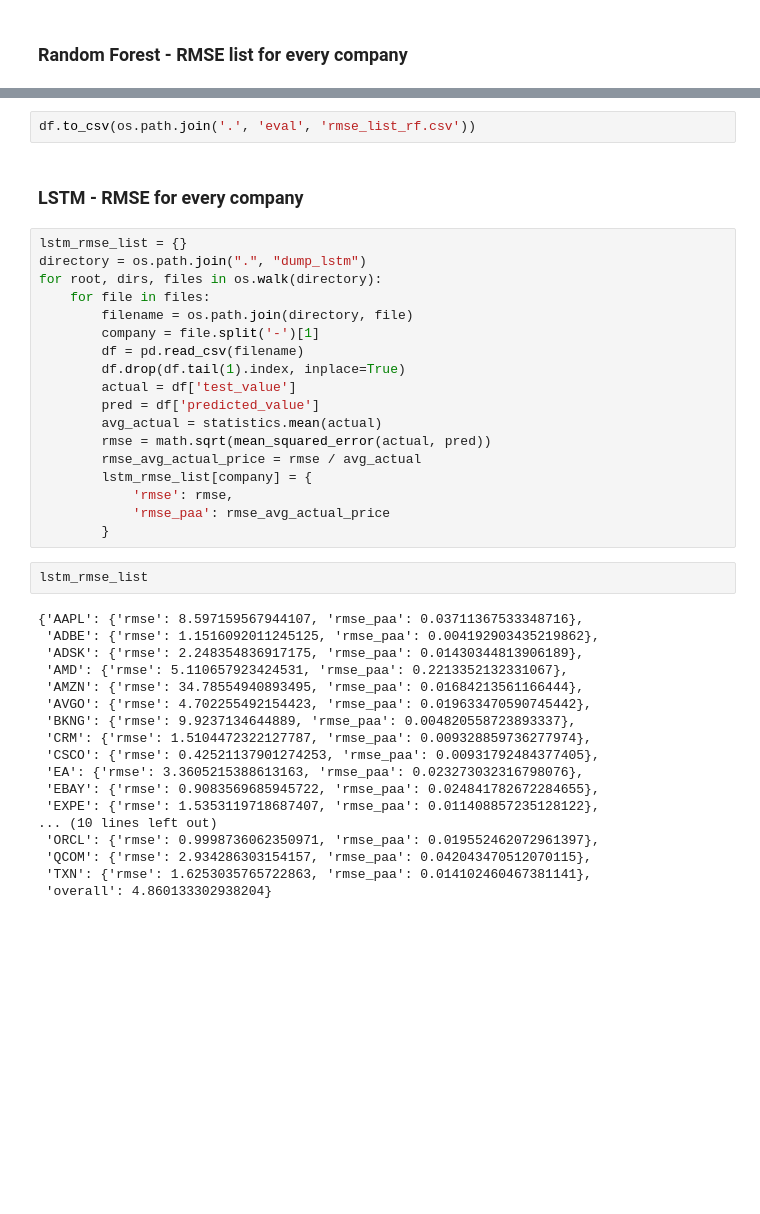
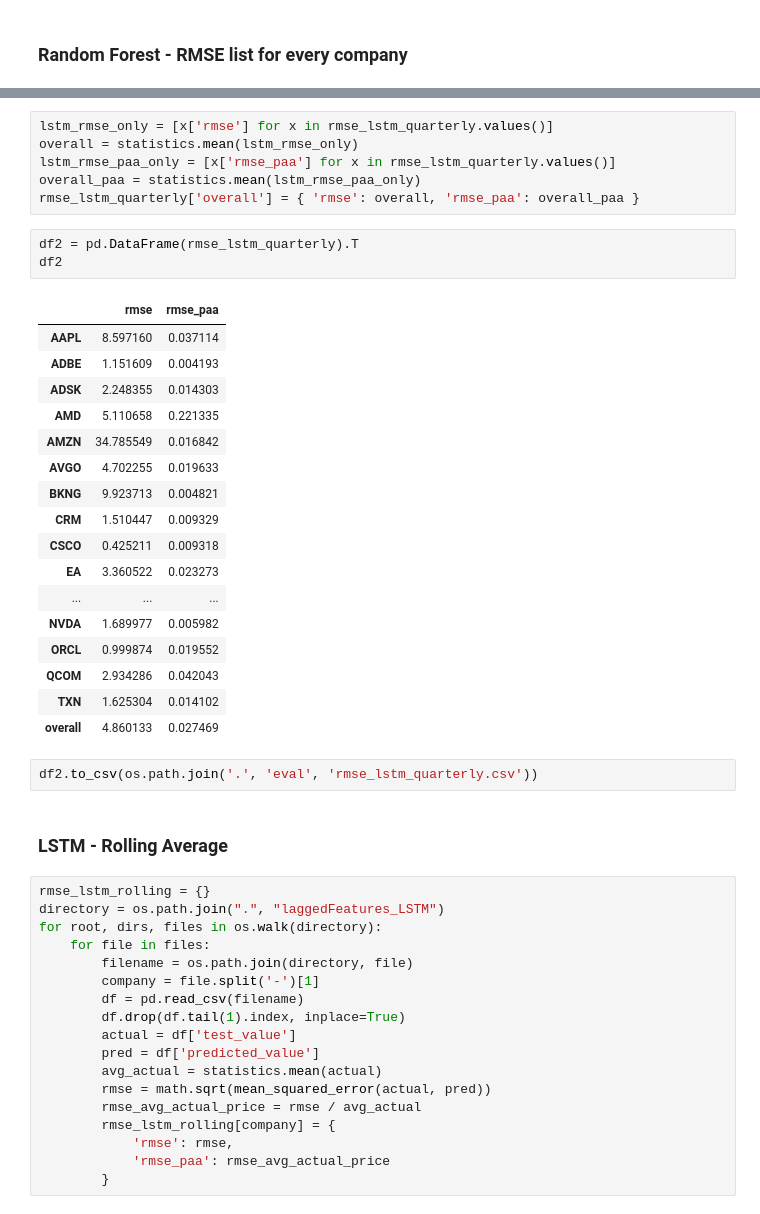
Before and after one commit to anagh07/stock_price_predictor, a Jupyter notebook: evaluation.ipynb, the cells around one changed output, grey strips where cells are left out. Drawn from its saved outputs; the diff is of its cells as text; blank space fills up the shorter version.

```diff
--- a/evaluation.ipynb
+++ b/evaluation.ipynb
@@ -100,10 +190,37 @@ df
+# %%
+lstm_rmse_only = [x['rmse'] for x in rmse_lstm_quarterly.values()]
+overall = statistics.mean(lstm_rmse_only)
+lstm_rmse_paa_only = [x['rmse_paa'] for x in rmse_lstm_quarterly.values()]
+overall_paa = statistics.mean(lstm_rmse_paa_only)
+rmse_lstm_quarterly['overall'] = { 'rmse': overall, 'rmse_paa': overall_paa }
+# %%
+df2 = pd.DataFrame(rmse_lstm_quarterly).T
+df2
+# %% [output]
+|  | rmse | rmse_paa |
+| AAPL | 8.597160 | 0.037114 |
+| ADBE | 1.151609 | 0.004193 |
+| ADSK | 2.248355 | 0.014303 |
+| AMD | 5.110658 | 0.221335 |
+| AMZN | 34.785549 | 0.016842 |
+| AVGO | 4.702255 | 0.019633 |
+| BKNG | 9.923713 | 0.004821 |
+| CRM | 1.510447 | 0.009329 |
+| CSCO | 0.425211 | 0.009318 |
+| EA | 3.360522 | 0.023273 |
+| ... | ... | ... |
+| NVDA | 1.689977 | 0.005982 |
+| ORCL | 0.999874 | 0.019552 |
+| QCOM | 2.934286 | 0.042043 |
+| TXN | 1.625304 | 0.014102 |
+| overall | 4.860133 | 0.027469 |
 # %%
-df.to_csv(os.path.join('.', 'eval', 'rmse_list_rf.csv'))
+df2.to_csv(os.path.join('.', 'eval', 'rmse_lstm_quarterly.csv'))
-# %% [markdown]
-### LSTM - RMSE for every company
+# %% [markdown]
+### LSTM - Rolling Average
 # %%
-lstm_rmse_list = {}
-directory = os.path.join(".", "dump_lstm")
+rmse_lstm_rolling = {}
+directory = os.path.join(".", "laggedFeatures_LSTM")
 for root, dirs, files in os.walk(directory):
     for file in files:
         filename = os.path.join(directory, file)
@@ -115,28 +232,8 @@ for root, dirs, files in os.walk(directory):
         avg_actual = statistics.mean(actual)
         rmse = math.sqrt(mean_squared_error(actual, pred))
         rmse_avg_actual_price = rmse / avg_actual
-        lstm_rmse_list[company] = {
+        rmse_lstm_rolling[company] = {
             'rmse': rmse,
             'rmse_paa': rmse_avg_actual_price
         }
-# %%
-lstm_rmse_list
-# %% [output]
-{'AAPL': {'rmse': 8.597159567944107, 'rmse_paa': 0.03711367533348716},
- 'ADBE': {'rmse': 1.1516092011245125, 'rmse_paa': 0.004192903435219862},
- 'ADSK': {'rmse': 2.248354836917175, 'rmse_paa': 0.01430344813906189},
- 'AMD': {'rmse': 5.110657923424531, 'rmse_paa': 0.2213352132331067},
- 'AMZN': {'rmse': 34.78554940893495, 'rmse_paa': 0.01684213561166444},
- 'AVGO': {'rmse': 4.702255492154423, 'rmse_paa': 0.019633470590745442},
- 'BKNG': {'rmse': 9.9237134644889, 'rmse_paa': 0.004820558723893337},
- 'CRM': {'rmse': 1.5104472322127787, 'rmse_paa': 0.009328859736277974},
- 'CSCO': {'rmse': 0.42521137901274253, 'rmse_paa': 0.00931792484377405},
- 'EA': {'rmse': 3.3605215388613163, 'rmse_paa': 0.023273032316798076},
- 'EBAY': {'rmse': 0.9083569685945722, 'rmse_paa': 0.024841782672284655},
- 'EXPE': {'rmse': 1.5353119718687407, 'rmse_paa': 0.011408857235128122},
-... (10 lines left out)
- 'ORCL': {'rmse': 0.9998736062350971, 'rmse_paa': 0.019552462072961397},
- 'QCOM': {'rmse': 2.934286303154157, 'rmse_paa': 0.042043470512070115},
- 'TXN': {'rmse': 1.6253035765722863, 'rmse_paa': 0.014102460467381141},
- 'overall': 4.860133302938204}
 # %%
```
Also changed, not shown: parts of 20 cells of this notebook, 4 other files.
